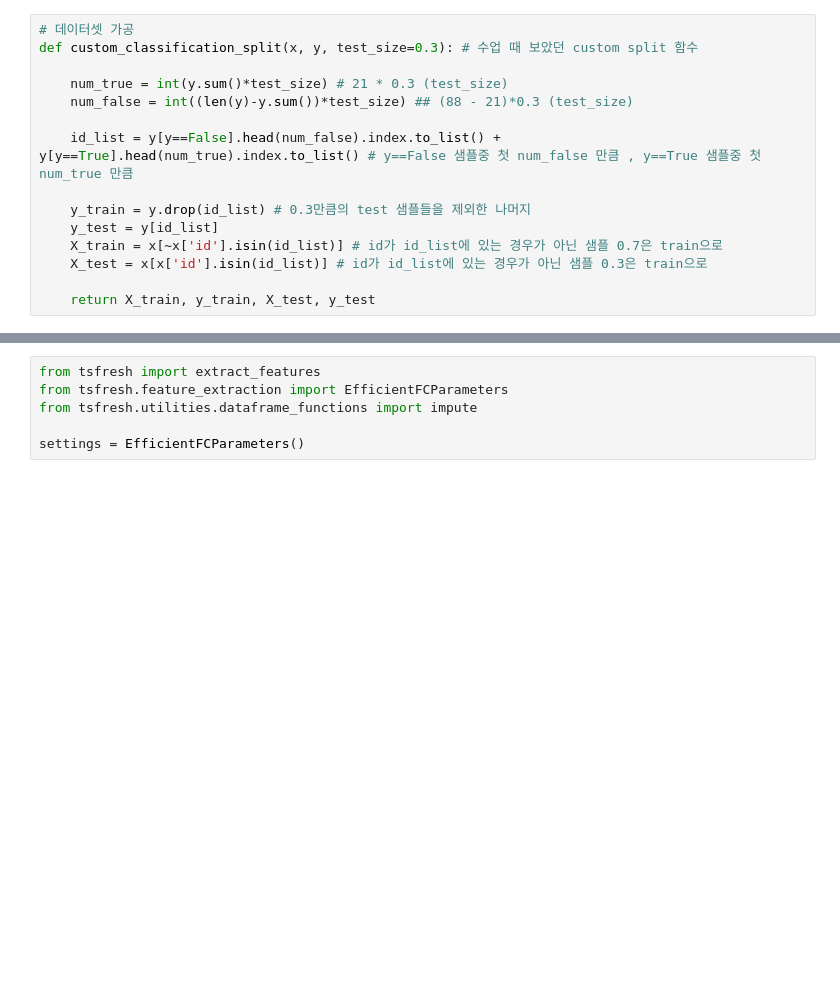
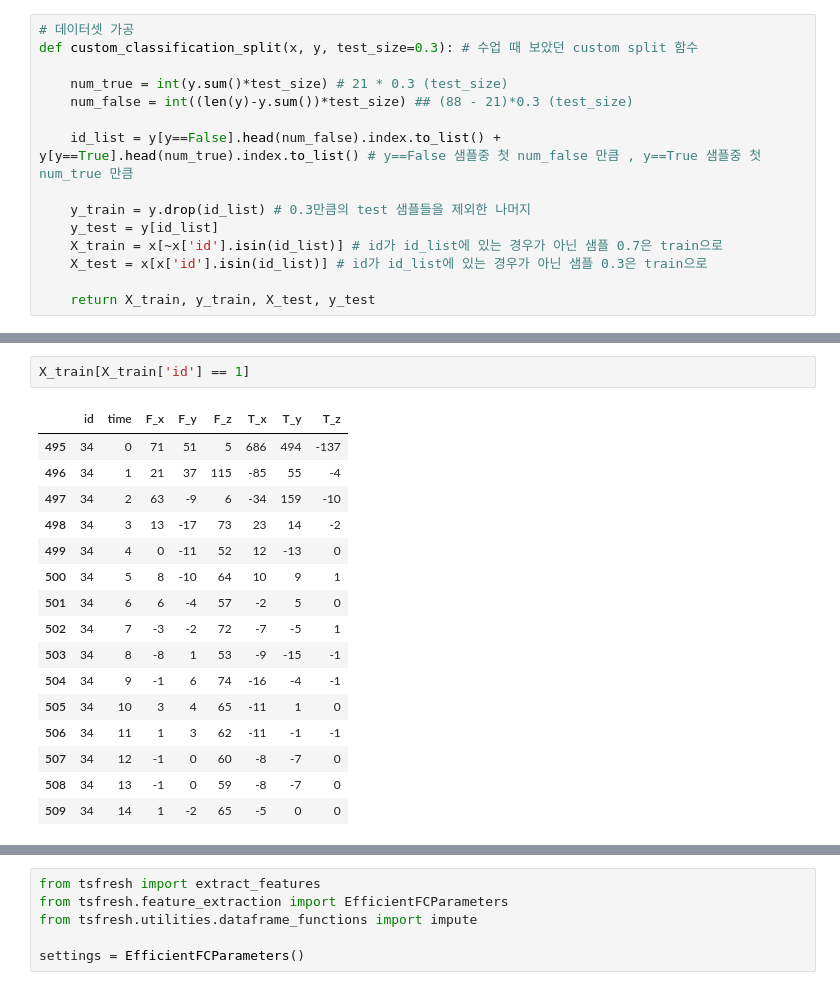
Before and after one commit to milkpotato1000/modulabs_projects, a Jupyter notebook: time_series/250910_classification.ipynb, the cells around one changed output, grey strips where cells are left out. Cells and saved outputs as stored; diff of their text form; blank space fills up the shorter version.

```diff
--- a/time_series/250910_classification.ipynb
+++ b/time_series/250910_classification.ipynb
@@ -161,3 +207,22 @@ X_train, y_train, X_test, y_test = custom_classification_split(timeseries, y, te
+# %%
+X_train[X_train['id'] == 1]
+# %% [output]
+|  | id | time | F_x | F_y | F_z | T_x | T_y | T_z |
+| 495 | 34 | 0 | 71 | 51 | 5 | 686 | 494 | -137 |
+| 496 | 34 | 1 | 21 | 37 | 115 | -85 | 55 | -4 |
+| 497 | 34 | 2 | 63 | -9 | 6 | -34 | 159 | -10 |
+| 498 | 34 | 3 | 13 | -17 | 73 | 23 | 14 | -2 |
+| 499 | 34 | 4 | 0 | -11 | 52 | 12 | -13 | 0 |
+| 500 | 34 | 5 | 8 | -10 | 64 | 10 | 9 | 1 |
+| 501 | 34 | 6 | 6 | -4 | 57 | -2 | 5 | 0 |
+| 502 | 34 | 7 | -3 | -2 | 72 | -7 | -5 | 1 |
+| 503 | 34 | 8 | -8 | 1 | 53 | -9 | -15 | -1 |
+| 504 | 34 | 9 | -1 | 6 | 74 | -16 | -4 | -1 |
+| 505 | 34 | 10 | 3 | 4 | 65 | -11 | 1 | 0 |
+| 506 | 34 | 11 | 1 | 3 | 62 | -11 | -1 | -1 |
+| 507 | 34 | 12 | -1 | 0 | 60 | -8 | -7 | 0 |
+| 508 | 34 | 13 | -1 | 0 | 59 | -8 | -7 | 0 |
+| 509 | 34 | 14 | 1 | -2 | 65 | -5 | 0 | 0 |
 # %%
 print(len(X_train)/15, len(X_test)/15)
 # %% [output]
```
Also changed, not shown: parts of 23 cells of this notebook, 1 other file.
